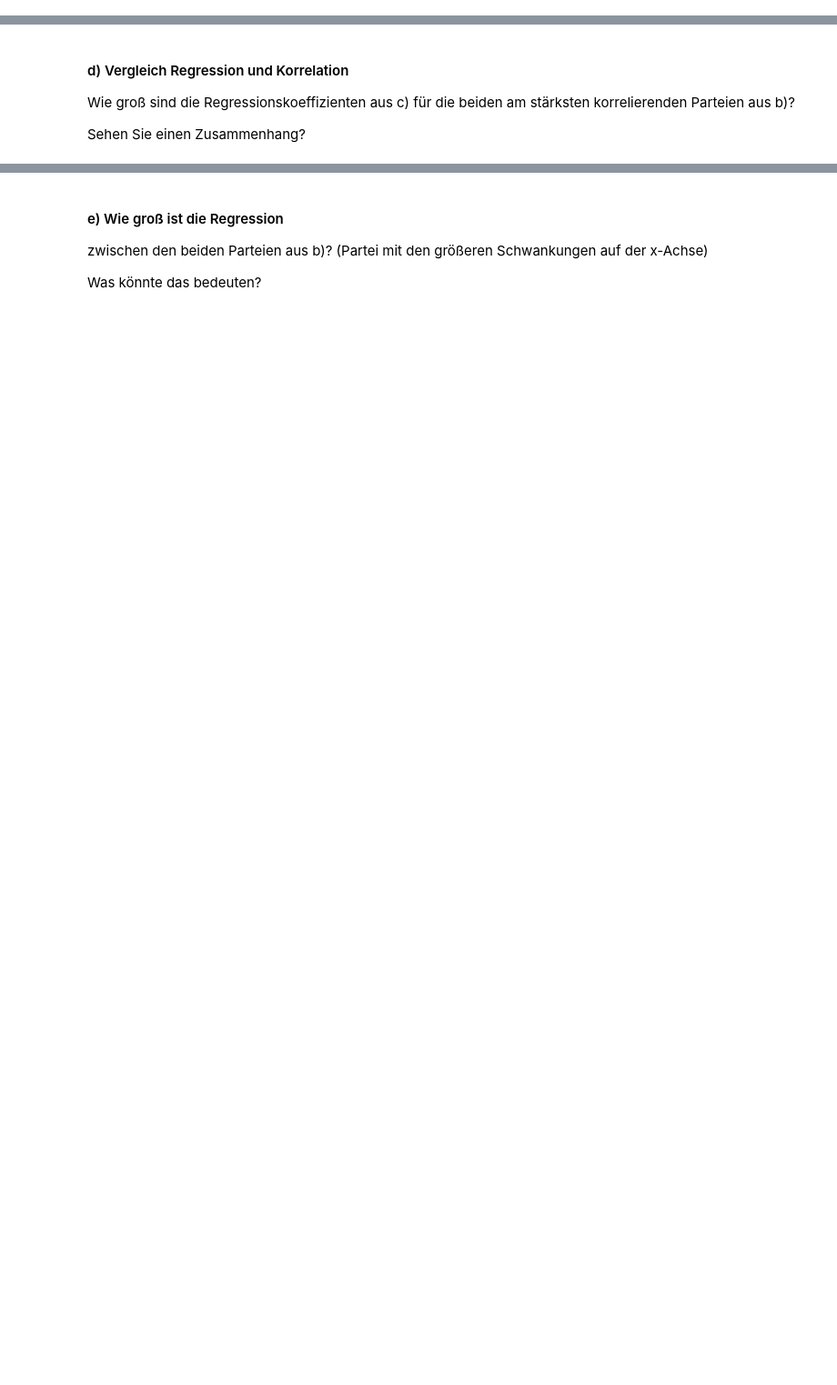
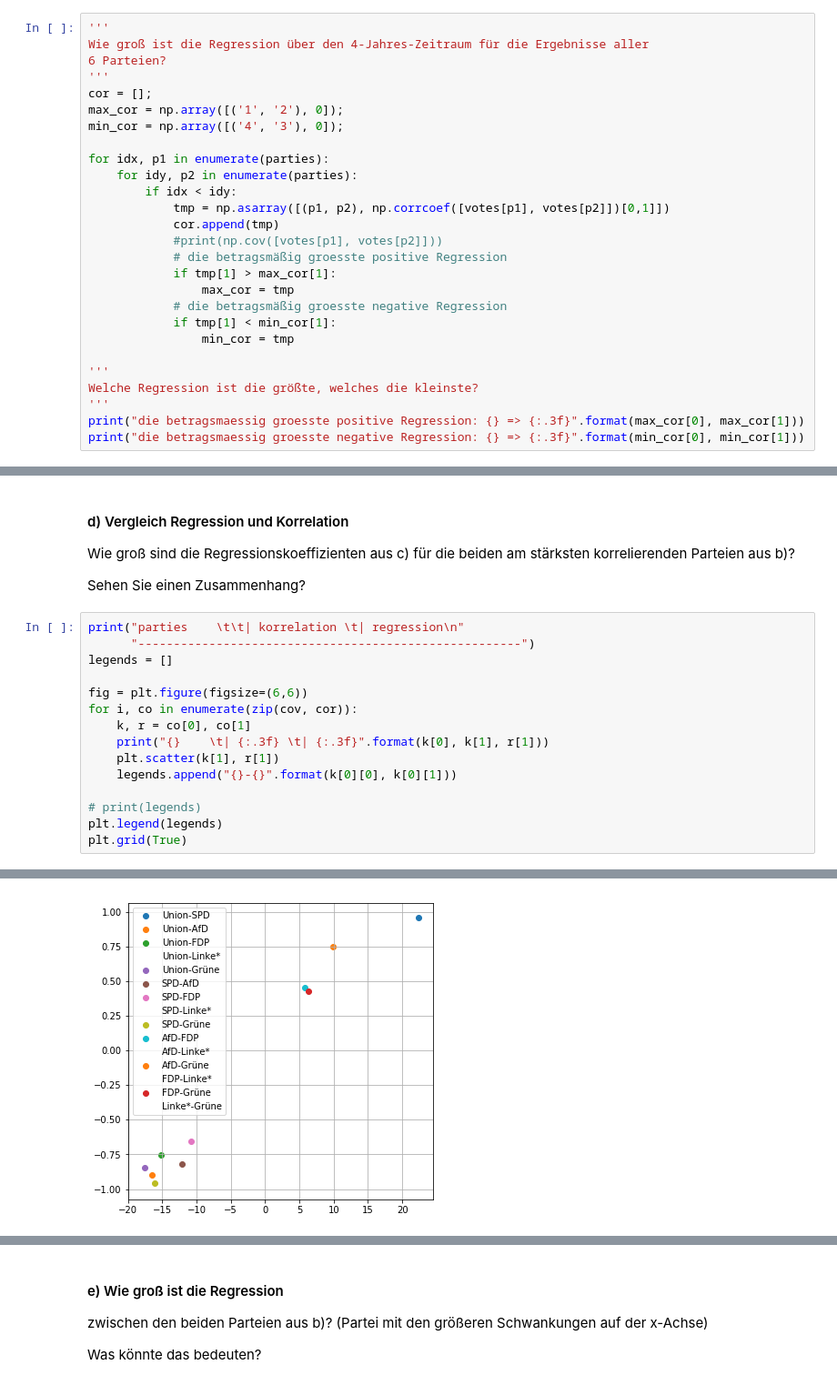
Before and after one commit to o-course/inf3223, a Jupyter notebook: ubung/A02_Aufgaben.ipynb, the cells around one changed output, grey strips where cells are left out. Shown at 91% size. Drawn from its saved outputs; the diff is of its cells as text; blank space fills up the shorter version.

```diff
--- a/ubung/A02_Aufgaben.ipynb
+++ b/ubung/A02_Aufgaben.ipynb
@@ -225,3 +261,30 @@ die betragsmaessig groesste negative Korrelation: [('Union', 'Grüne') -17.58333
 Welche Regression ist die größte, welches die kleinste?
 
 Was bedeutet das?
+# %%
+'''
+Wie groß ist die Regression über den 4-Jahres-Zeitraum für die Ergebnisse aller
+6 Parteien?
+'''
+cor = [];
+max_cor = np.array([('1', '2'), 0]);
+min_cor = np.array([('4', '3'), 0]);
+
+for idx, p1 in enumerate(parties):
+    for idy, p2 in enumerate(parties):
+        if idx < idy:
+            tmp = np.asarray([(p1, p2), np.corrcoef([votes[p1], votes[p2]])[0,1]])
+            cor.append(tmp)
+            #print(np.cov([votes[p1], votes[p2]]))
+            # die betragsmäßig groesste positive Regression
+            if tmp[1] > max_cor[1]:
+                max_cor = tmp
+            # die betragsmäßig groesste negative Regression
+            if tmp[1] < min_cor[1]:
+                min_cor = tmp
+
+'''
+Welche Regression ist die größte, welches die kleinste?
+'''
+print("die betragsmaessig groesste positive Regression: {} => {:.3f}".format(max_cor[0], max_cor[1]))
+print("die betragsmaessig groesste negative Regression: {} => {:.3f}".format(min_cor[0], min_cor[1]))
@@ -230,3 +303,19 @@ Was bedeutet das?
 Wie groß sind die Regressionskoeffizienten aus c) für die beiden am stärksten korrelierenden Parteien aus b)?
 
 Sehen Sie einen Zusammenhang?
+# %%
+print("parties    \t\t| korrelation \t| regression\n"
+      "------------------------------------------------------")
+legends = []
+
+fig = plt.figure(figsize=(6,6))
+for i, co in enumerate(zip(cov, cor)):
+    k, r = co[0], co[1]
+    print("{}    \t| {:.3f} \t| {:.3f}".format(k[0], k[1], r[1]))
+    plt.scatter(k[1], r[1])
+    legends.append("{}-{}".format(k[0][0], k[0][1]))
+
+# print(legends)
+plt.legend(legends)
+plt.grid(True)
+# %% [output]
@@ -232,0 +339 @@ Sehen Sie einen Zusammenhang?
+[figure, added]
```
Also changed, not shown: parts of 22 cells of this notebook.
